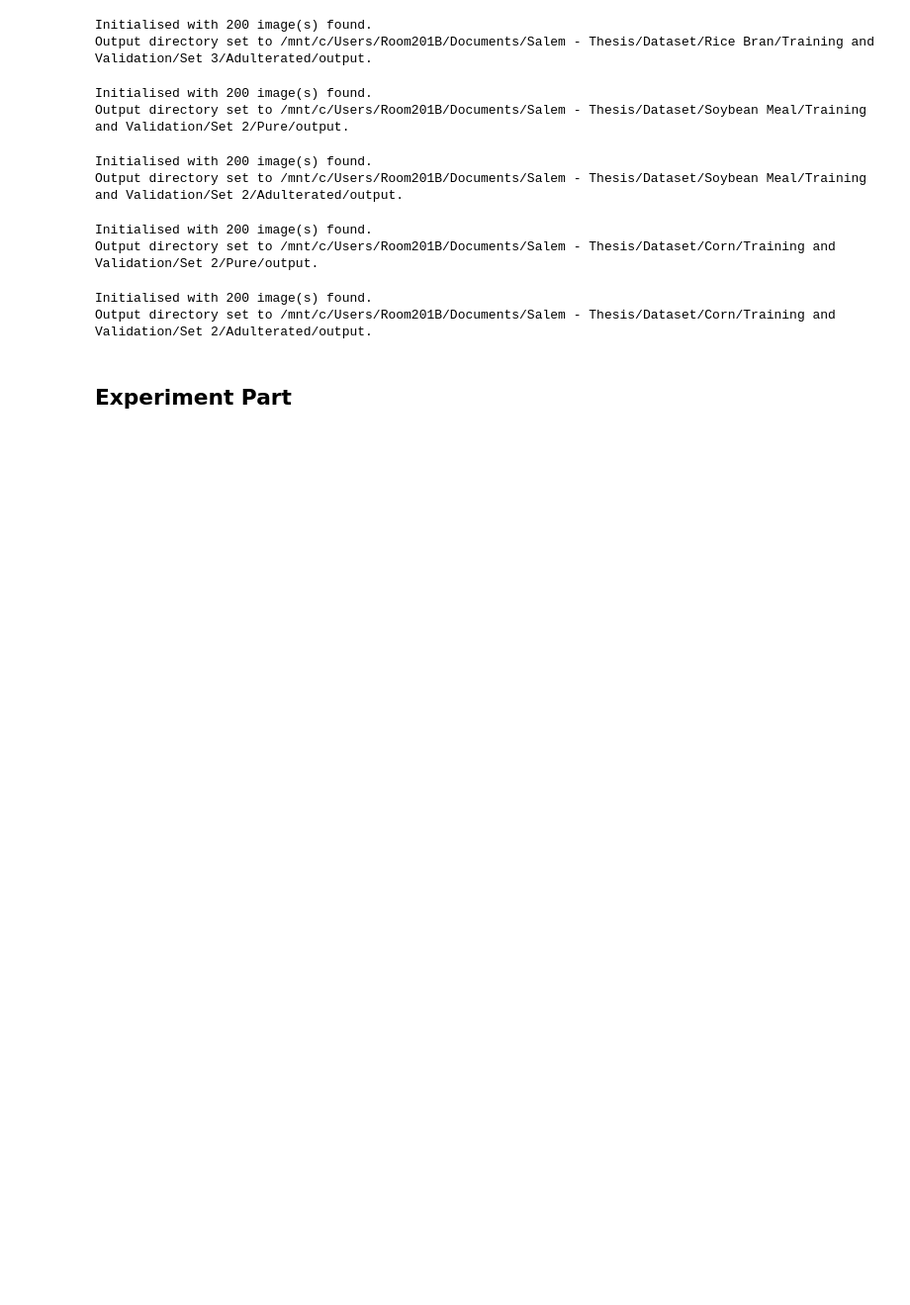
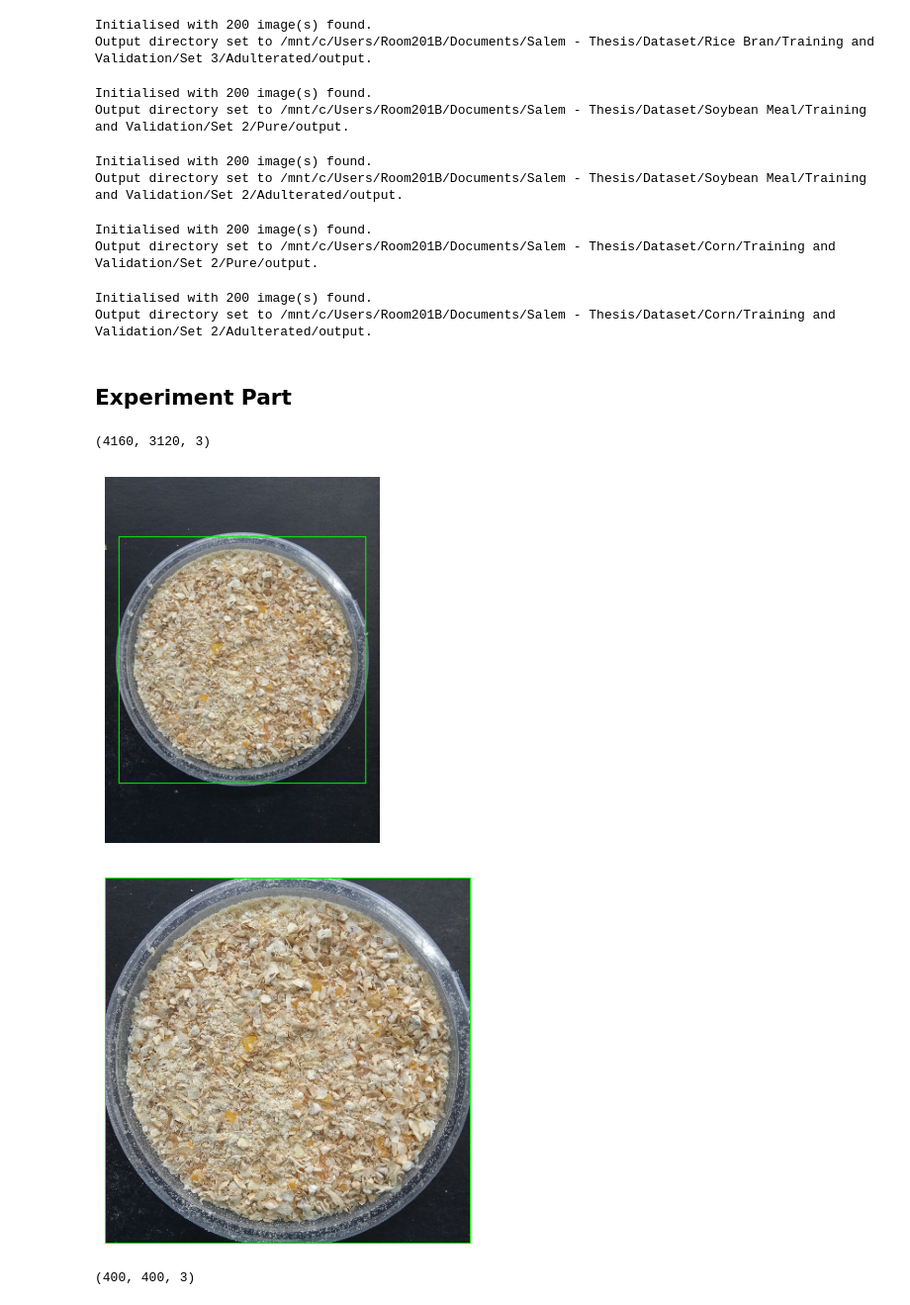
Before and after one commit to buggernut04/Thesis_Project_Feed_Classification, a Jupyter notebook: pre-process.ipynb, the cells around one changed output. Shown at 99% size. Saved outputs shown, nothing was run; the diff lists cells and outputs as text; code cells hidden in the pictures; blank space fills up the shorter version.

```diff
--- a/pre-process.ipynb
+++ b/pre-process.ipynb
@@ -423,6 +423,8 @@ axes[3].set_title("Clean Image")
 # plt.axis('off')
 # plt.show()
 
+image_path = os.path.join(adulterated_dir_corn, 'adulterated_corn (1).jpg')
+
 img_samp = cv2.imread(image_path)
 # Convert BGR to RGB for Matplotlib display
 img_rgb = cv2.cvtColor(img_samp, cv2.COLOR_BGR2RGB)
@@ -433,31 +435,36 @@ target_size = 2800
 pos = 2
 
 # Define the rectangle coordinates
 x1 = (img_rgb.shape[1] - target_size) // pos
 y1 = (img_rgb.shape[0] - target_size) // pos
 x2 = (img_rgb.shape[1] + target_size) // pos
 y2 = (img_rgb.shape[0] + target_size) // pos
 
 # Draw rectangle in the image
-cv2.rectangle(img_rgb, (x1, y1), (x2, y2), (0, 255, 0), 3)
+cv2.rectangle(img_rgb, (x1, y1), (x2, y2), (0, 255, 0), 10)
 
 # Extract the region of interest (ROI) within the rectangle
 roi = img_rgb[y1:y2, x1:x2]
 
 # Resize the ROI to 400x400
 resized_roi = cv2.resize(roi, (400, 400))
 
 # Save the resized ROI
 #cv2.imwrite('resized_roi2.jpg', cv2.cvtColor(resized_roi, cv2.COLOR_RGB2BGR))
 
 # Display the original image with the rectangle
 plt.imshow(img_rgb)
 plt.axis('off')
 plt.show()
 
 # Display the resized ROI
 plt.imshow(resized_roi)
 plt.axis('off')
 plt.show()
 
 print(resized_roi.shape)
+# %% [output]
+(4160, 3120, 3)
+[figure, added]
+[figure, added]
+(400, 400, 3)
```
Also changed, not shown: 1 other file.
